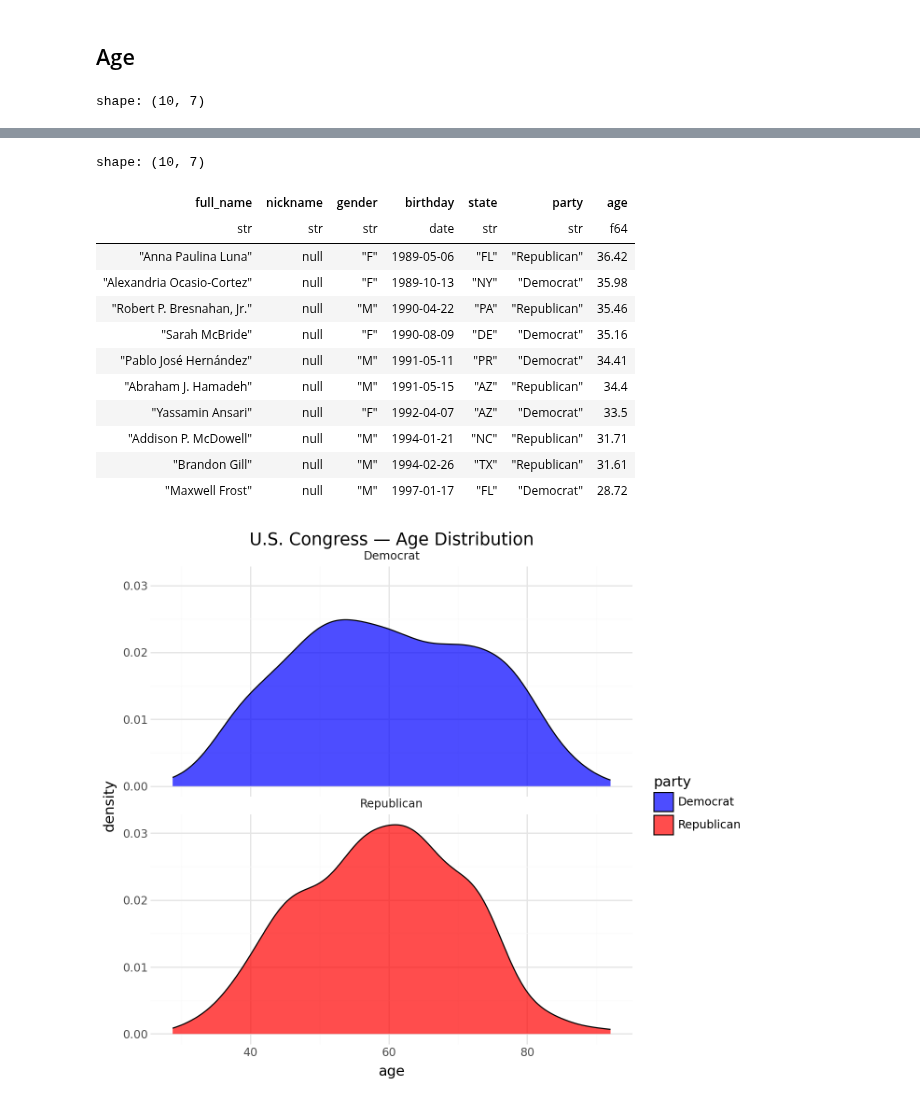
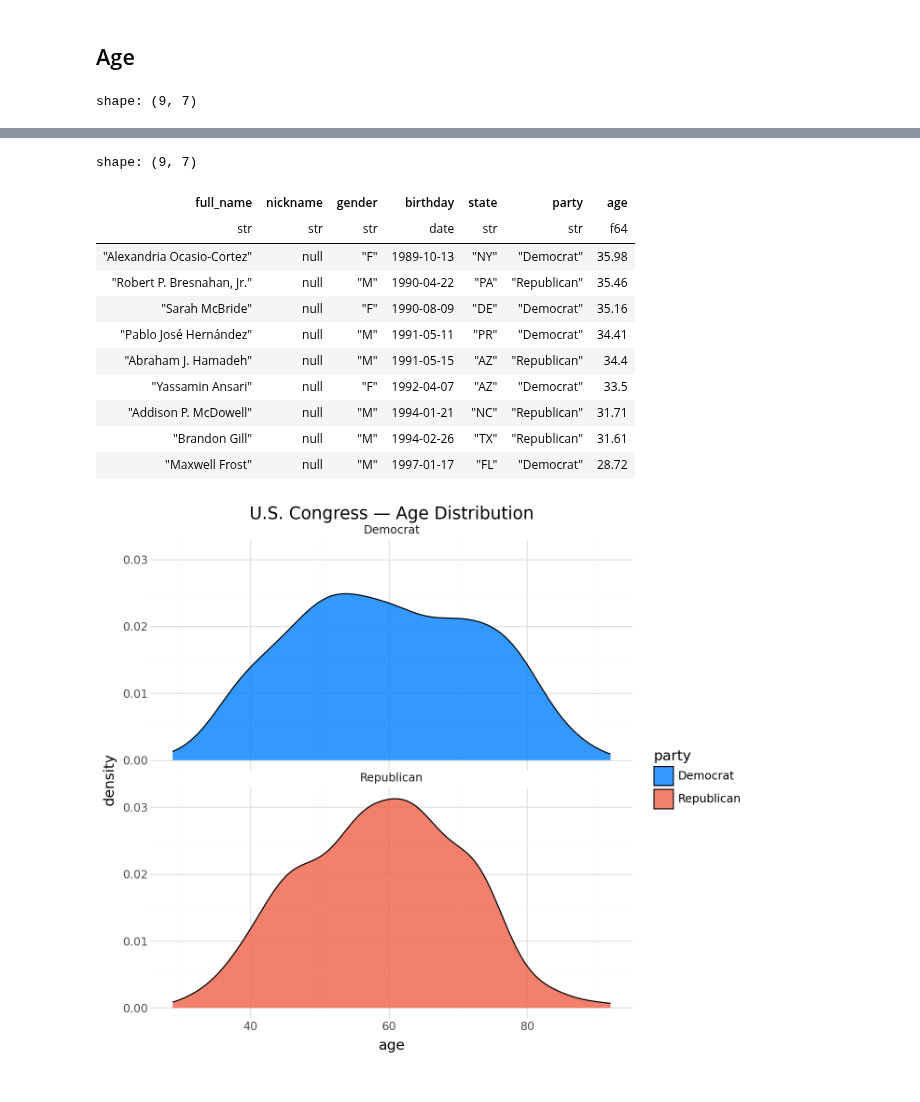
Before and after one commit to usefulmove/code, a Jupyter notebook: eda/congress.ipynb, the cells around one changed output, grey strips where cells are left out. Drawn from its saved outputs; the diff is of its cells as text; code cells hidden in the pictures.

```diff
--- a/eda/congress.ipynb
+++ b/eda/congress.ipynb
@@ -114,7 +124,7 @@ display(
 
     )
     .sort('age', descending=True)
-    .head(10)
+    .head(9)
 )
 
 display(
@@ -130,13 +140,13 @@ display(
 
     )
     .sort('age', descending=True)
-    .tail(10)
+    .tail(9)
 )
 
 (
     ggplot(df.filter(pl.col('party').is_in(['Democrat', 'Republican'])), aes(x='age'))
-    + geom_density(aes(fill='party'), color='black', alpha=0.7)
-    + scale_fill_manual(['blue', 'red'])
+    + geom_density(aes(fill='party'), color='black', alpha=0.8)
+    + scale_fill_manual(['#0080ff', '#f15f49'])
     + facet_wrap('party', ncol=1)
     + labs(
         title='U.S. Congress — Age Distribution',
@@ -147,7 +157,7 @@ display(
     + theme(figure_size=(7,6))
 )
 # %% [output]
-shape: (10, 7)
+shape: (9, 7)
 | full_name | nickname | gender | birthday | state | party | age |
 | str | str | str | date | str | str | f64 |
 | "Chuck Grassley" | "Chuck" | "M" | 1933-09-17 | "IA" | "Republican" | 92.05 |
@@ -163,14 +172,13 @@ shape: (10, 7)
-shape: (10, 7)
+shape: (9, 7)
 | full_name | nickname | gender | birthday | state | party | age |
 | str | str | str | date | str | str | f64 |
-| "Anna Paulina Luna" | null | "F" | 1989-05-06 | "FL" | "Republican" | 36.42 |
 | "Alexandria Ocasio-Cortez" | null | "F" | 1989-10-13 | "NY" | "Democrat" | 35.98 |
 | "Robert P. Bresnahan, Jr." | null | "M" | 1990-04-22 | "PA" | "Republican" | 35.46 |
 | "Sarah McBride" | null | "F" | 1990-08-09 | "DE" | "Democrat" | 35.16 |
 | "Pablo José Hernández" | null | "M" | 1991-05-11 | "PR" | "Democrat" | 34.41 |
 | "Abraham J. Hamadeh" | null | "M" | 1991-05-15 | "AZ" | "Republican" | 34.4 |
 | "Yassamin Ansari" | null | "F" | 1992-04-07 | "AZ" | "Democrat" | 33.5 |
 | "Addison P. McDowell" | null | "M" | 1994-01-21 | "NC" | "Republican" | 31.71 |
 | "Brandon Gill" | null | "M" | 1994-02-26 | "TX" | "Republican" | 31.61 |
 | "Maxwell Frost" | null | "M" | 1997-01-17 | "FL" | "Democrat" | 28.72 |
-[figure, old version]
+[figure, new version]
```
Also changed, not shown: parts of 3 cells of this notebook.
